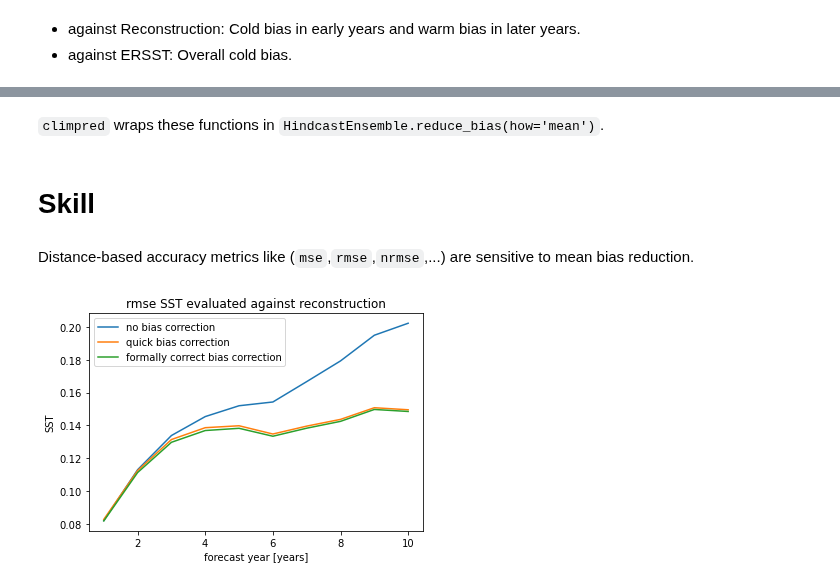
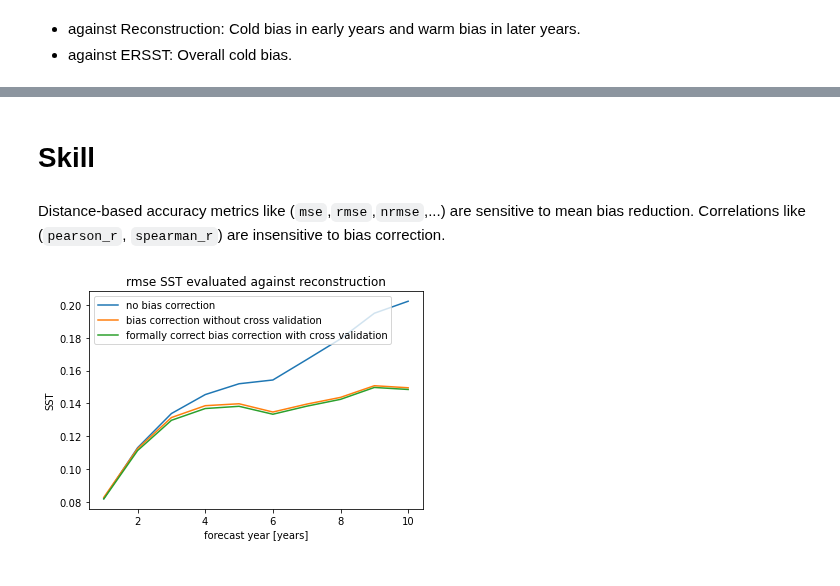
Before and after one commit to pangeo-data/climpred, a Jupyter notebook: docs/source/bias_reduction.ipynb, the cells around one changed output, grey strips where cells are left out. Cells and saved outputs as stored; diff of their text form; code cells hidden in the pictures.

```diff
--- a/docs/source/bias_reduction.ipynb
+++ b/docs/source/bias_reduction.ipynb
@@ -12,6 +12,7 @@ obs = climpred.tutorial.load_dataset('ERSST') # ERSST observations.
 recon = climpred.tutorial.load_dataset('FOSI-SST') # Reconstruction simulation that initialized CESM-DPLE.
 hind["lead"].attrs["units"] = "years"
 v='SST'
+alignment='same_verif'
 # %%
 hindcast = HindcastEnsemble(hind)
 # choose one observation
@@ -107,16 +107,14 @@ plt.show()
-# %% [markdown]
-`climpred` wraps these functions in `HindcastEnsemble.reduce_bias(how='mean')`.
 # %% [markdown]
 # Skill
 # %% [markdown]
-Distance-based accuracy metrics like (`mse`,`rmse`,`nrmse`,...) are sensitive to mean bias reduction.
+Distance-based accuracy metrics like (`mse`,`rmse`,`nrmse`,...) are sensitive to mean bias reduction. Correlations like (`pearson_r`, `spearman_r`) are insensitive to bias correction.
 # %%
 metric='rmse'
-hindcast.verify(metric=metric)[v].plot(label='no bias correction')
-hindcast.reduce_bias(slow=False).verify(metric=metric)[v].plot(label='quick bias correction')
-hindcast.reduce_bias(slow=True).verify(metric=metric)[v].plot(label='formally correct bias correction')
+hindcast.verify(metric=metric, alignment=alignment)[v].plot(label='no bias correction')
+hindcast.reduce_bias(cross_validate=False, alignment=alignment).verify(metric=metric, alignment=alignment)[v].plot(label='bias correction without cross validation')
+hindcast.reduce_bias(cross_validate=True, alignment=alignment).verify(metric=metric, alignment=alignment)[v].plot(label='formally correct bias correction with cross validation')
 plt.legend()
 plt.title(f"{metric} {v} evaluated against {list(hindcast._datasets['observations'].keys())[0]}")
 plt.show()
 # %% [output]
-[figure, old version]
+[figure, new version]
```
Also changed, not shown: parts of 14 cells of this notebook, 2 other files.
